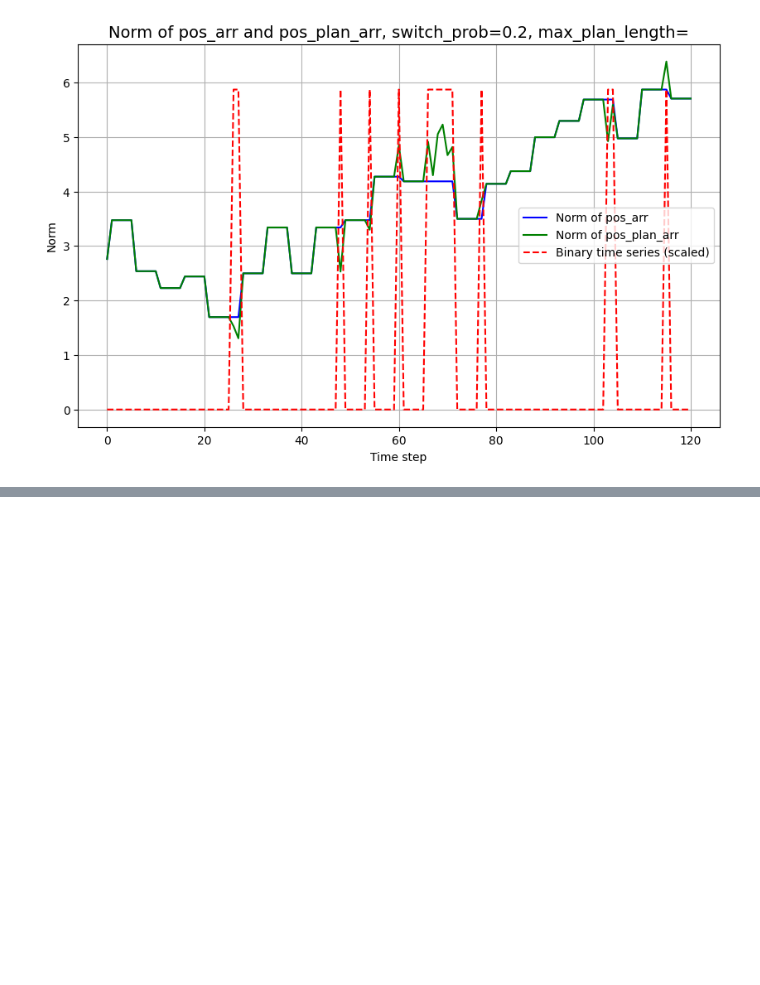
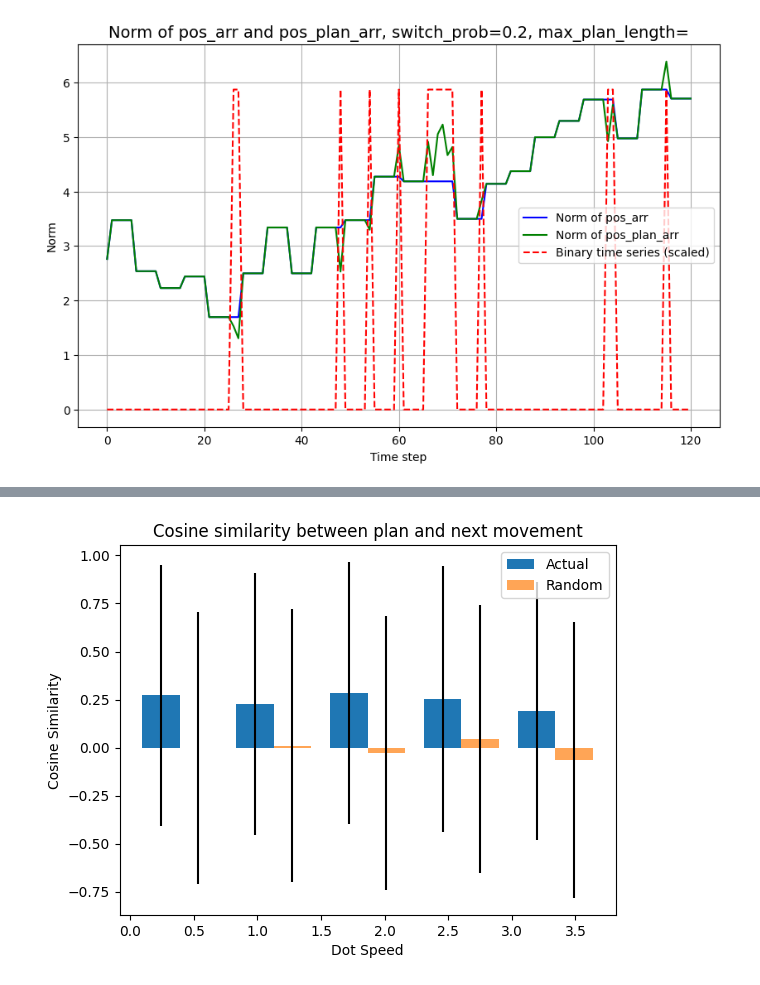
Before and after one commit to lukerj00/meta_rl_ego_sim, a Jupyter notebook: sc_project/olpg_analysis.ipynb, the cells around one changed output, grey strips where cells are left out. Cells and saved outputs as stored; diff of their text form; code cells hidden in the pictures; blank space fills up the shorter version.

```diff
--- a/sc_project/olpg_analysis.ipynb
+++ b/sc_project/olpg_analysis.ipynb
@@ -420,0 +498,94 @@ plt.show()
+# %%
+# cos sim between plan / next move with baseline
+
+import numpy as np
+import matplotlib.pyplot as plt
+
+def mod_(x):
+    return (x + np.pi) % (2 * np.pi) - np.pi
+
+PLAN_SPACE = np.pi/2
+MODULES = 9
+
+x = np.linspace(-PLAN_SPACE,PLAN_SPACE,MODULES)
+y = np.linspace(-PLAN_SPACE,PLAN_SPACE,MODULES)[::-1]
+xv,yv = np.meshgrid(x,y)
+random_directions = np.vstack([xv.flatten(), yv.flatten()])
+
+dot_arr_mod = mod_(dot_arr)
+pos_arr_mod = mod_(pos_arr)
+pos_plan_arr_mod = mod_(pos_plan_arr)
+
+# dot speeds
+dot_diffs = np.diff(dot_positions, axis=1)
+dot_speeds = np.linalg.norm(dot_diffs, axis=2)
+mean_dot_speeds = np.mean(dot_speeds, axis=1)
+
+# speed bins
+speed_bins = np.linspace(np.min(mean_dot_speeds), np.max(mean_dot_speeds), num=6)
+speed_bin_centers = (speed_bins[:-1] + speed_bins[1:]) / 2
+
+cos_similarities = []
+random_cos_similarities = []
+
+# speed bins
+for i in range(len(speed_bins) - 1):
+    mask = (mean_dot_speeds >= speed_bins[i]) & (mean_dot_speeds < speed_bins[i + 1])
+
+    masked_decisions = sample_arr[mask]
+    masked_pos = pos_arr_mod[mask]
+    masked_pos_plan = pos_plan_arr_mod[mask]
+
+    similarities = []
+    random_similarities = []
+
+    # trials in bin
+    for decision, pos, pos_plan in zip(masked_decisions, masked_pos, masked_pos_plan):
+        # planning periods
+        changes = np.diff(np.concatenate([[0], decision, [0]]))
+        starts = np.where(changes == 1)[0]
+        ends = np.where(changes == -1)[0]
+
+        for start, end in zip(starts, ends):
+            plan_traj = pos_plan[end - 1] - pos[start]
+
+            if np.linalg.norm(plan_traj) == 0:
+                continue  # to avoid /0
+
+            norm_plan_traj = plan_traj / np.linalg.norm(plan_traj)
+
+            # for actual movement
+            if end < len(decision) - 1:  # check if theres a next timestep
+                move_dir = pos[end + 1] - pos[end]
+                if np.linalg.norm(move_dir) == 0:
+                    continue  # to avoid /0
+
+                norm_move_dir = move_dir / np.linalg.norm(move_dir)
+                cos_sim = np.dot(norm_plan_traj, norm_move_dir)
+                similarities.append(cos_sim)
+
+            # random movement
+            random_move_dir = np.random.rand(2) * 2 - 1  # direction random_directions[:,np.random.choice(MODULES**2)] #
+            norm_random_move_dir = random_move_dir / np.linalg.norm(random_move_dir)
+            random_cos_sim = np.dot(norm_plan_traj, norm_random_move_dir)
+            random_similarities.append(random_cos_sim)
+
+    cos_similarities.append((np.mean(similarities), np.std(similarities)))
+    random_cos_similarities.append((np.mean(random_similarities), np.std(random_similarities)))
+
+# Plot
+means, stds = zip(*cos_similarities)
+random_means, random_stds = zip(*random_cos_similarities)
+bar_width = (speed_bins[1] - speed_bins[0]) * 0.4
+# means *= 1.1
+
+plt.bar(speed_bin_centers - bar_width/2, means, yerr=stds, width=bar_width, label="Actual")
+plt.bar(speed_bin_centers + bar_width/2, random_means, yerr=random_stds, width=bar_width, label="Random", alpha=0.7)
+# plt.axhline(y=0, color='r', linestyle='--')  # Baseline value
+plt.xlabel('Dot Speed')
+plt.ylabel('Cosine Similarity')
+plt.title('Cosine similarity between plan and next movement')
+plt.legend()
+plt.show()
+# %% [output]
+[figure, added]
```
Also changed, not shown: parts of 14 cells of this notebook, 1 other file.
